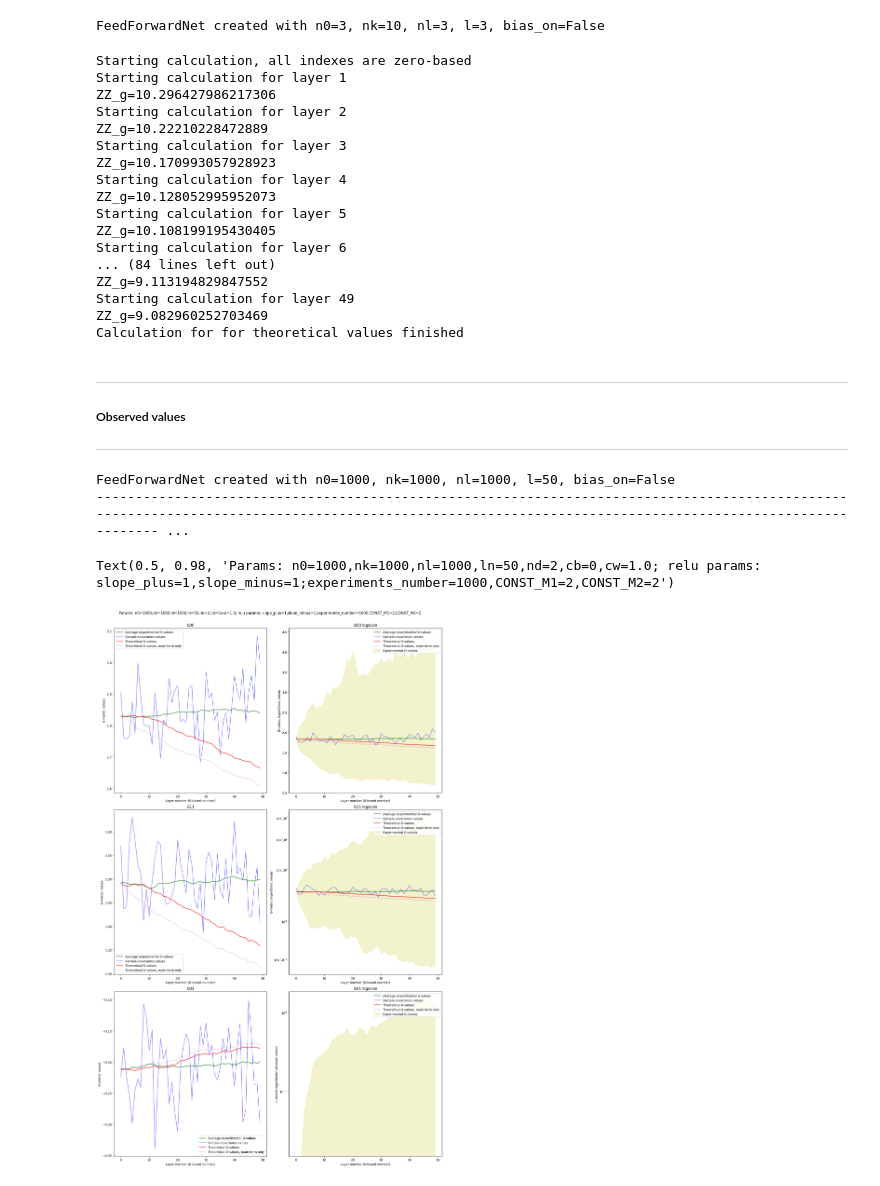
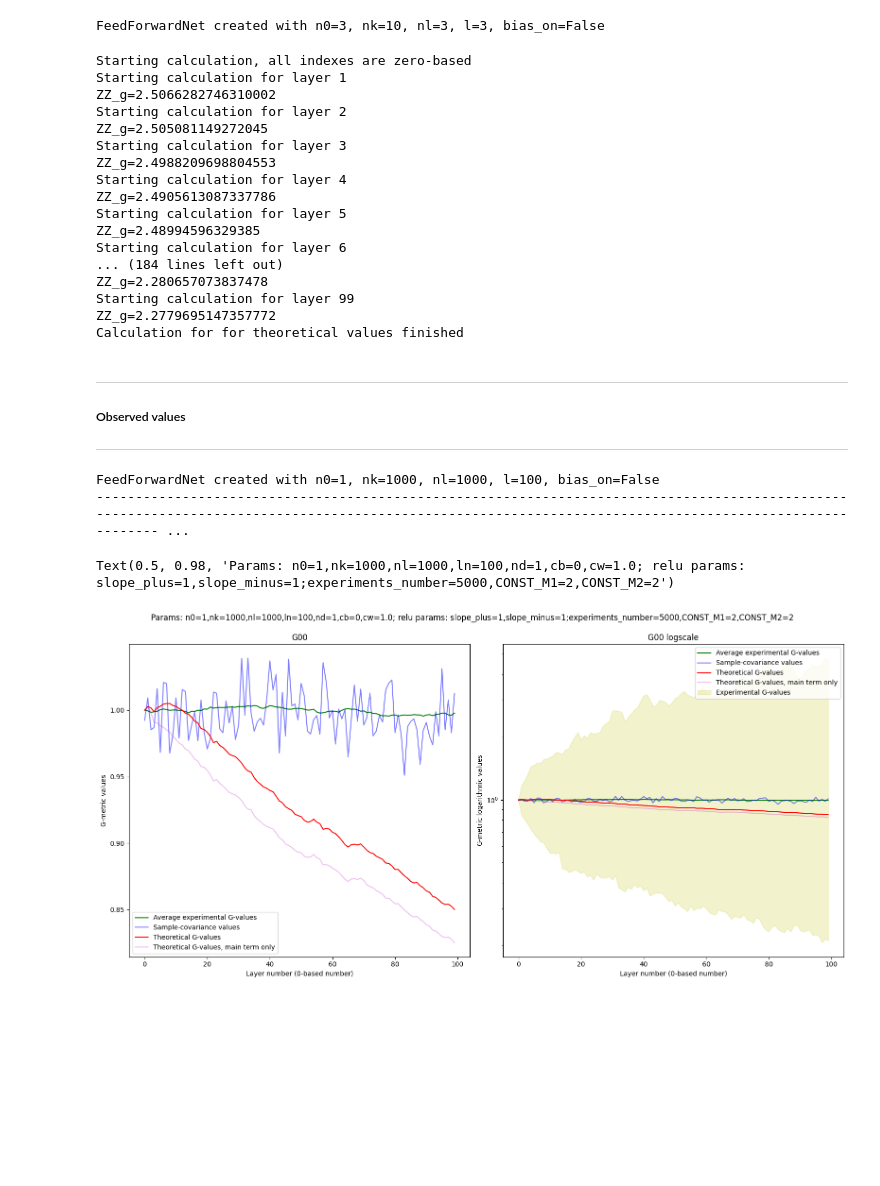
Before and after one commit to vkmbox/Ml-readinggroup, a Jupyter notebook: Roberts_Yaida/chapter5/init_distribution_recursion_ffn_relu.ipynb, the cells around one changed output. Drawn from its saved outputs; the diff is of its cells as text; code cells hidden in the pictures; blank space fills up the shorter version.

```diff
--- a/Roberts_Yaida/chapter5/init_distribution_recursion_ffn_relu.ipynb
+++ b/Roberts_Yaida/chapter5/init_distribution_recursion_ffn_relu.ipynb
@@ -26,14 +26,14 @@ Experiment and FFN parameters:
     nl: # dimension of output layer
     ln: # number of layers
     nd: # number of points in train-set'''
-n0,nk,nl,ln=1000,1000,1000,50
-nd=2
+n0,nk,nl,ln=1,1000,1000,100
+nd=1
 
 CONST_M1=2
 CONST_M2=2
 
 '''Cb and Cw constants'''
-slope_plus, slope_minus=1,1 #math.sqrt(2), 0 #
+slope_plus, slope_minus=1,1 #math.sqrt(2), 0 #1.22474487139, 0.70710678118
 #weights distribution variances are set as in (5.67)
 cb, cw = 0, 2.0/(slope_plus**2.0 + slope_minus**2.0)
 print("cb={}, cw={}".format(cb, cw))
@@ -43,7 +43,7 @@ expCalcMethod = ExpCalcMethod.SAMPLE_AVG
 CONST_EXP_SAMPLE_SIZE=1000000
 
 '''experiments settings'''
-experiments_number = 1000
+experiments_number = 5000
 # %% [output]
 cb=0, cw=1.0
 # %% [markdown]
@@ -51,6 +51,9 @@ Initialising trainset:
 # %%
 LOAD_TRAINSET_FROM_TRAINSET_CSV=True
 
+train_set = np.array([[1.0]])
+
+'''
 if LOAD_TRAINSET_FROM_TRAINSET_CSV == True:
     if nd > 1:
         train_set = np.loadtxt("data/train-set.csv", delimiter=",")[:,:nd]
@@ -62,4 +65,5 @@ else:
     np.savetxt("data/train-set.csv", train_set, delimiter=",")
 if nd > 1:
     print(np.cov(train_set[:,0],train_set[:,1]))
+'''
 # %% [output]
@@ -317,20 +318,20 @@ print("Calculation for for theoretical values finished")
 # %% [output]
 Starting calculation, all indexes are zero-based
 Starting calculation for layer 1
-ZZ_g=10.296427986217306
+ZZ_g=2.5066282746310002
 Starting calculation for layer 2
-ZZ_g=10.22210228472889
+ZZ_g=2.505081149272045
 Starting calculation for layer 3
-ZZ_g=10.170993057928923
+ZZ_g=2.4988209698804553
 Starting calculation for layer 4
-ZZ_g=10.128052995952073
+ZZ_g=2.4905613087337786
 Starting calculation for layer 5
-ZZ_g=10.108199195430405
+ZZ_g=2.48994596329385
 Starting calculation for layer 6
-... (84 lines left out)
-ZZ_g=9.113194829847552
-Starting calculation for layer 49
-ZZ_g=9.082960252703469
+... (184 lines left out)
+ZZ_g=2.280657073837478
+Starting calculation for layer 99
+ZZ_g=2.2779695147357772
 Calculation for for theoretical values finished
 # %% [markdown]
 ***
@@ -388,7 +389,7 @@ z0records = np.asarray(z0_records)
 if (nd > 1):
     z1records = np.asarray(z1_records)
 # %% [output]
-FeedForwardNet created with n0=1000, nk=1000, nl=1000, l=50, bias_on=False
+FeedForwardNet created with n0=1, nk=1000, nl=1000, l=100, bias_on=False
 -------------------------------------------------------------------------------------------------------------------------------------------------------------------------------------------------------- ...
 # %%
 avex_g = f"Average experimental G-values"
@@ -439,7 +440,7 @@ ax2.plot((matrix_GG_only_bottom[:graphic_frame,0,0]), color='m', alpha=0.25, lab
 ax2.fill_between(x=cord_x, y1=(G00_min), y2=(G00_max), color='y', alpha=.2, label=ex_g)
 ax2.set_xlabel(lavernum)
 ax2.set_ylabel(valueslog_g)
-ax4.set_yscale("log")
+ax2.set_yscale("log")
 ax2.legend()
 ax2.title.set_text("G00 logscale")
 
@@ -488,34 +489,34 @@ if (nd > 1):
     for xx in cord_x:
         G01_sample.append(np.cov(z0records[:,xx],z1records[:,xx])[0,1])
 
     ax5.plot(cord_x, G01_avg, color='g', label=avex_g)
     ax5.plot(cord_x, G01_sample, color='b', alpha=0.5, label=samplecov_z)
     ax5.plot(cord_x, matrix_GG_bottom[:graphic_frame,0,1], color='r', label=theor_g)
     ax5.plot(cord_x, matrix_GG_only_bottom[:graphic_frame,0,1], color='m', alpha=0.25, label=theor_g_main)
     #ax5.fill_between(x=cord_x, y1=((G01_min)), y2=((G01_max)), color='y', alpha=.2, label=ex_g)
     ax5.set_xlabel(lavernum)
     ax5.set_ylabel(values_g)
     ax5.legend()
     ax5.title.set_text("G01")
 
     ax6.plot(cord_x, ((G01_avg)), color='g', label=avex_g)
     ax6.plot(cord_x, ((np.asarray(G01_sample))), color='b', alpha=0.5, label=samplecov_z)
     ax6.plot(cord_x, ((matrix_GG_bottom[:graphic_frame,0,1])), color='r', label=theor_g)
     ax6.plot(cord_x, ((matrix_GG_only_bottom[:graphic_frame,0,1])), color='m', alpha=0.25, label=theor_g_main)
     ax6.fill_between(x=cord_x, y1=(G01_min), y2=(G01_max), color='y', alpha=.2, label=ex_g)
     ax6.set_xlabel(lavernum)
     ax6.set_ylabel(valueslogabs_g)
     ax6.set_yscale("log")
     ax6.legend()
     ax6.title.set_text("G01 logscale")
 
 fig.tight_layout()
-fig.subplots_adjust(top=0.95)
+fig.subplots_adjust(top=0.9)
 fig.suptitle(f"Params: n0={n0},nk={nk},nl={nl},ln={ln},nd={nd},cb={cb},cw={cw}; \
 relu params: slope_plus={slope_plus},slope_minus={slope_minus};experiments_number={experiments_number},\
 CONST_M1={CONST_M1},CONST_M2={CONST_M2}")
 #plt.show()
 # %% [output]
-Text(0.5, 0.98, 'Params: n0=1000,nk=1000,nl=1000,ln=50,nd=2,cb=0,cw=1.0; relu params: slope_plus=1,slope_minus=1;experiments_number=1000,CONST_M1=2,CONST_M2=2')
+Text(0.5, 0.98, 'Params: n0=1,nk=1000,nl=1000,ln=100,nd=1,cb=0,cw=1.0; relu params: slope_plus=1,slope_minus=1;experiments_number=5000,CONST_M1=2,CONST_M2=2')
-[figure, old version]
+[figure, new version]
 # %%
```
Also changed, not shown: parts of 6 cells of this notebook, 7 other files.
